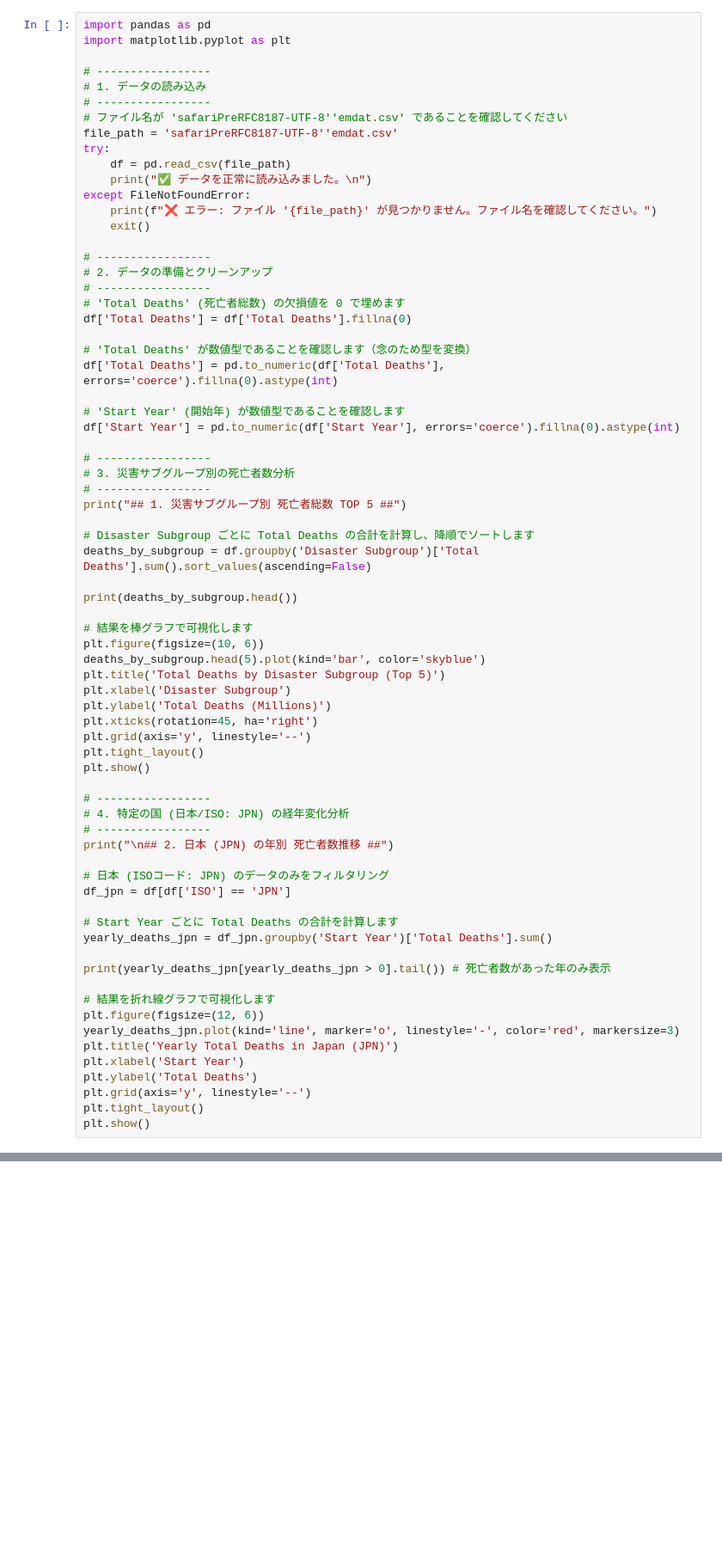
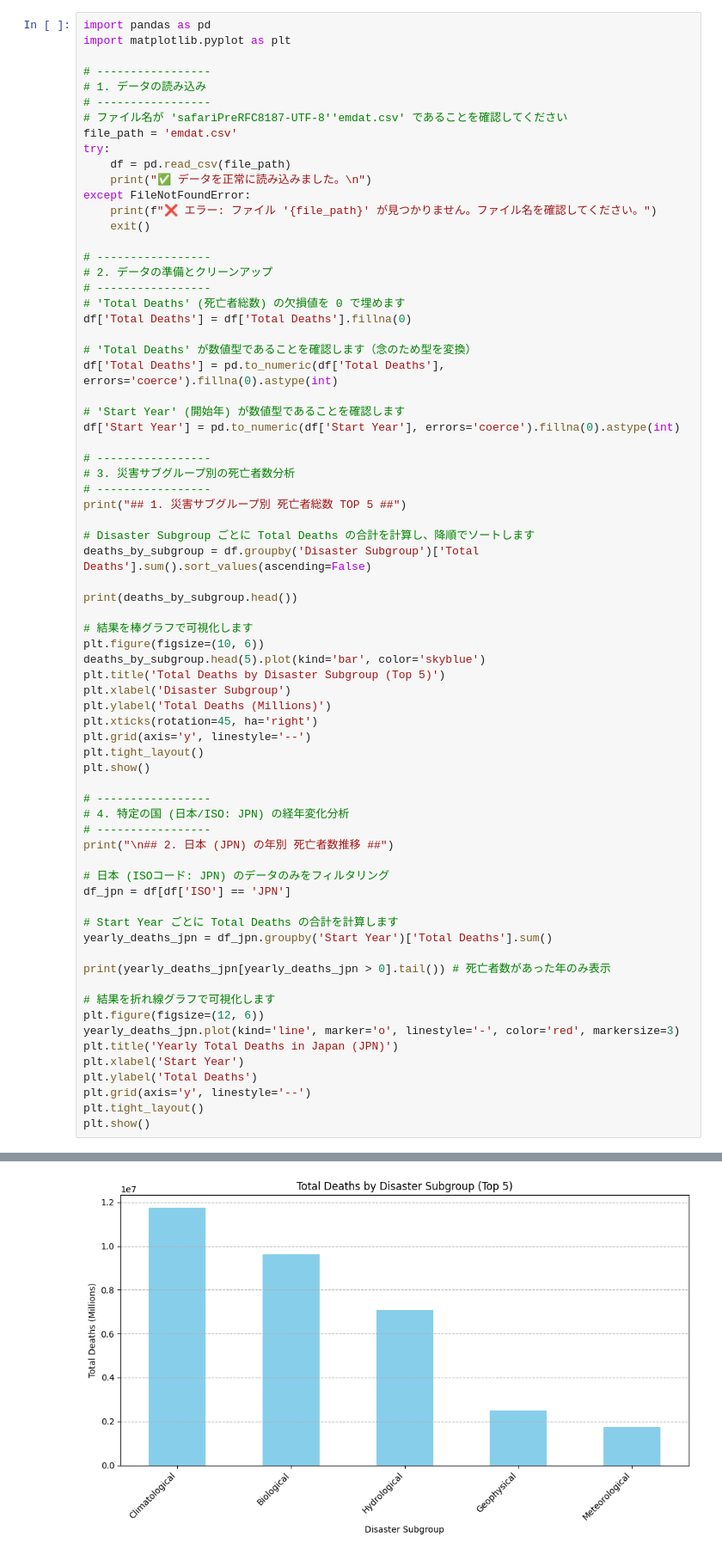
Before and after one commit to asiando1ll/me, a Jupyter notebook: Week9/EM-DAT.ipynb, the cells around one changed output, grey strips where cells are left out. Shown: that part at 86% size. Cells and saved outputs as stored; diff of their text form; blank space fills up the shorter version.

```diff
--- a/Week9/EM-DAT.ipynb
+++ b/Week9/EM-DAT.ipynb
@@ -6,7 +26,7 @@ import matplotlib.pyplot as plt
 # 1. データの読み込み
 # -----------------
 # ファイル名が 'safariPreRFC8187-UTF-8''emdat.csv' であることを確認してください
-file_path = 'safariPreRFC8187-UTF-8''emdat.csv'
+file_path = 'emdat.csv'
 try:
     df = pd.read_csv(file_path)
     print("✅ データを正常に読み込みました。\n")
@@ -73,0 +103 @@ ModuleNotFoundError: No module named 'pandas'
+[figure, added]
```
Also changed, not shown: parts of 4 cells of this notebook.
